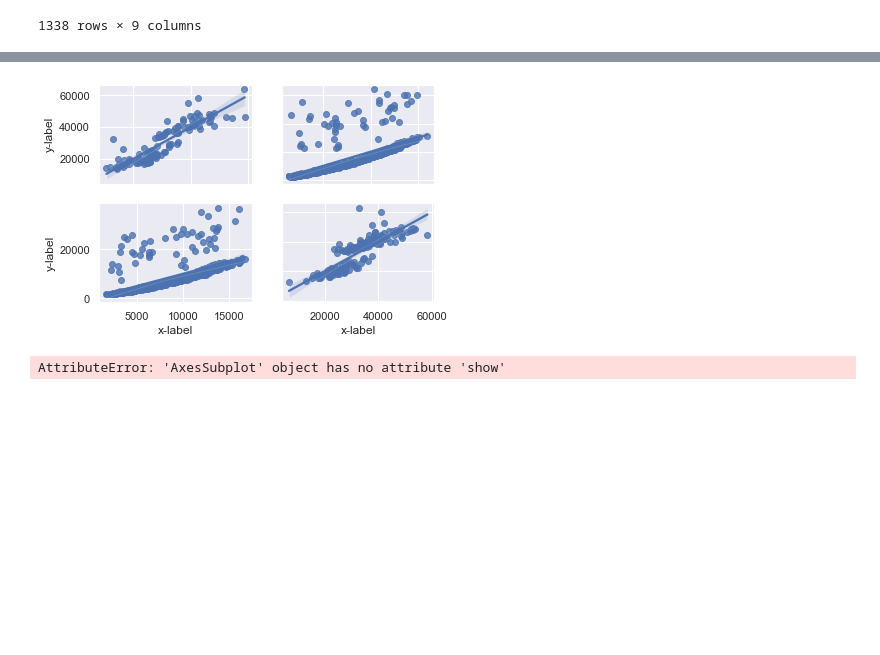
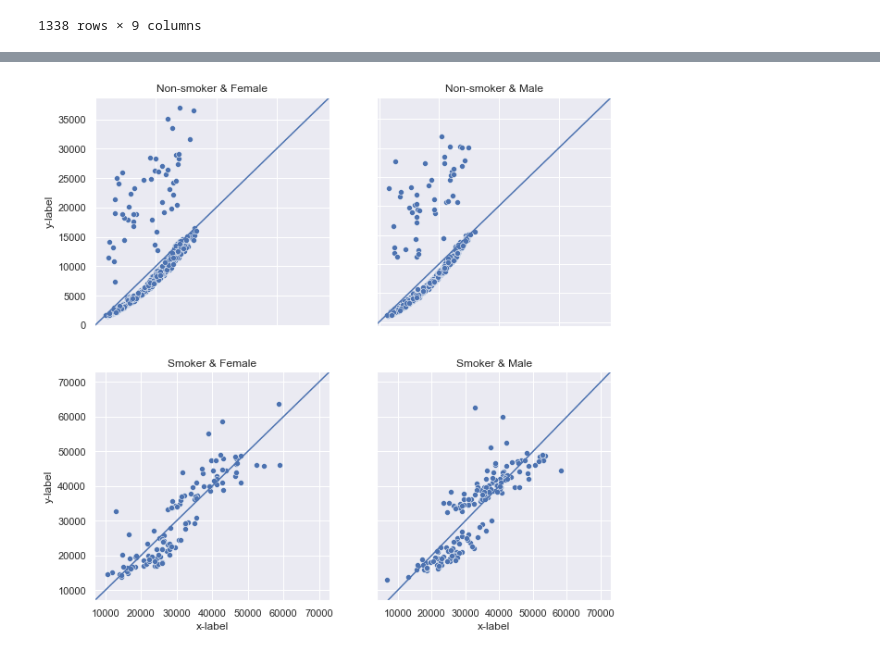
Before and after one commit to renatoquiliche/Interpretable-Machine-Learning, a Jupyter notebook: Notebooks/XPEd.ipynb, the cells around one changed output, grey strips where cells are left out. Drawn from its saved outputs; the diff is of its cells as text; code cells hidden in the pictures; blank space fills up the shorter version.

```diff
--- a/Notebooks/XPEd.ipynb
+++ b/Notebooks/XPEd.ipynb
@@ -168,33 +198,39 @@ sns.regplot(x=model.fittedvalues, y=data_insurance['charges'], ci=100, n_boot=10
 # %%
 model_0 = smf.ols(formula='charges ~ age + bmi + children + smoker + sex + region', data=data_insurance.loc[data_insurance['DBSC']==0]).fit()
 model_1 = smf.ols(formula='charges ~ age + bmi + children + smoker + sex + region', data=data_insurance.loc[data_insurance['DBSC']==1]).fit()
 model_2 = smf.ols(formula='charges ~ age + bmi + children + smoker + sex + region', data=data_insurance.loc[data_insurance['DBSC']==2]).fit()
 model_3 = smf.ols(formula='charges ~ age + bmi + children + smoker + sex + region', data=data_insurance.loc[data_insurance['DBSC']==3]).fit()
 
 
 fig, axs = plt.subplots(2, 2)
-axs[0, 0] = sns.regplot(ax=axs[0, 0], x=model_0.fittedvalues,
-                        y=data_insurance.loc[data_insurance['DBSC']==0]['charges'], ci=100, n_boot=1000)
 
-axs[0, 1] = sns.regplot(ax=axs[0, 1], x=model_1.fittedvalues,
-                        y=data_insurance.loc[data_insurance['DBSC']==1]['charges'], ci=100, n_boot=1000)
+fig.set_size_inches(10, 10)
+sns.scatterplot(ax=axs[1, 0], x=model_0.fittedvalues,
+                        y=data_insurance.loc[data_insurance['DBSC']==0]['charges'])
 
-axs[1, 0] = sns.regplot(ax=axs[1, 0], x=model_2.fittedvalues,
-                        y=data_insurance.loc[data_insurance['DBSC']==2]['charges'], ci=100, n_boot=1000)
+sns.scatterplot(ax=axs[0, 1], x=model_1.fittedvalues,
+                        y=data_insurance.loc[data_insurance['DBSC']==1]['charges'])
 
-axs[1, 1] = sns.regplot(ax=axs[1, 1], x=model_3.fittedvalues,
-                        y=data_insurance.loc[data_insurance['DBSC']==3]['charges'], ci=100, n_boot=1000)
+sns.scatterplot(ax=axs[0, 0], x=model_2.fittedvalues,
+                        y=data_insurance.loc[data_insurance['DBSC']==2]['charges'])
 
-axs[0, 0].set_title('Hierarchical Clustering')
+sns.scatterplot(ax=axs[1, 1], x=model_3.fittedvalues,
+                        y=data_insurance.loc[data_insurance['DBSC']==3]['charges'])
+
+axs[1, 0].set_title('Smoker & Female')
+axs[0, 1].set_title('Non-smoker & Male')
+axs[0, 0].set_title('Non-smoker & Female')
+axs[1, 1].set_title('Smoker & Male')
+
+axs[0, 0].axline([10000, 10000], [37000, 37000])
+axs[0, 1].axline([10000, 10000], [37000, 37000])
+axs[1, 0].axline([10000, 10000], [70000, 70000])
+axs[1, 1].axline([10000, 10000], [70000, 70000])
 
 for ax in axs.flat:
     ax.set(xlabel='x-label', ylabel='y-label')
 
 for ax in axs.flat:
     ax.label_outer()
 # %% [output]
-[figure, old version]
+[figure, new version]
-# %%
-axs[0, 0].show()
-# %% [output]
-AttributeError: 'AxesSubplot' object has no attribute 'show'
```
Also changed, not shown: parts of 2 cells of this notebook.
